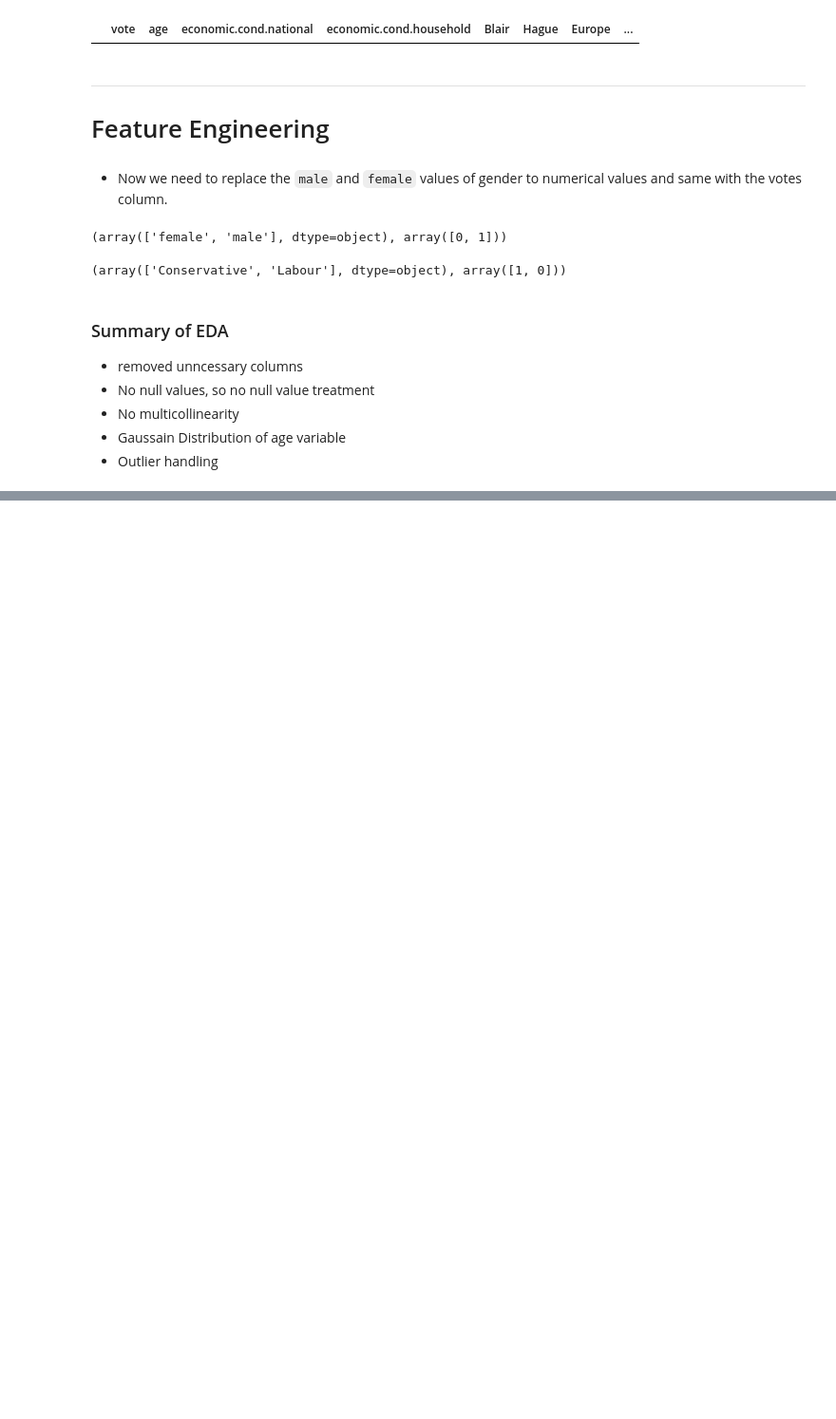
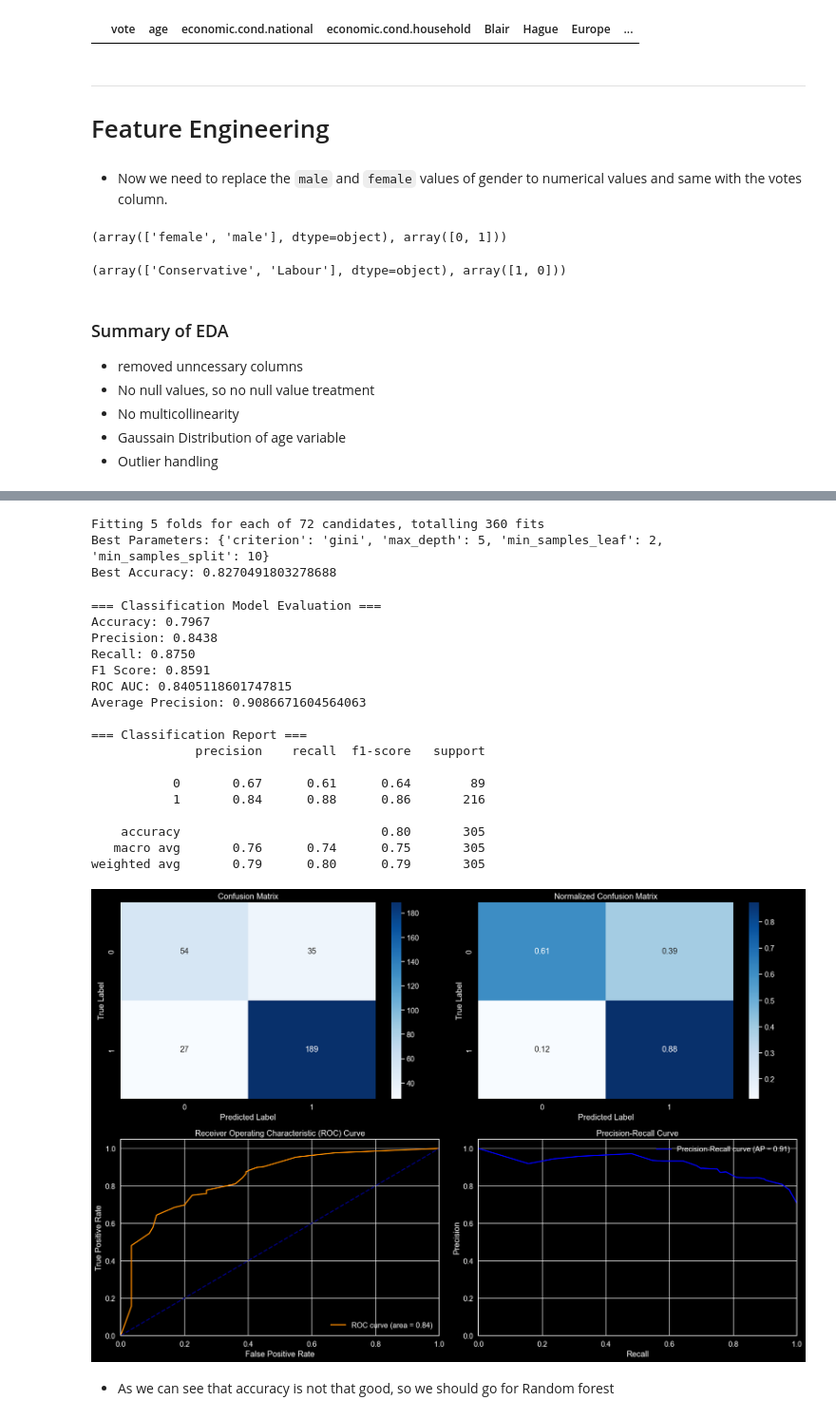
Before and after one commit to Shoyeb45/ElectionVotingPrediction, a Jupyter notebook: model.ipynb, the cells around one changed output, grey strips where cells are left out. Shown at 95% size. Saved outputs shown, nothing was run; the diff lists cells and outputs as text; code cells hidden in the pictures; blank space fills up the shorter version.

```diff
--- a/model.ipynb
+++ b/model.ipynb
@@ -926,0 +1234,52 @@ encoder_votes.classes_, df["vote"].unique()
+# %%
+from sklearn.model_selection import GridSearchCV
+
+# Define hyperparameter grid
+param_grid = {
+    'max_depth': [3, 5, 10, None],
+    'min_samples_split': [2, 5, 10],
+    'min_samples_leaf': [1, 2, 5],
+    'criterion': ['gini', 'entropy']
+}
+
+# Initialize Decision Tree Classifier
+dt = DecisionTreeClassifier(random_state=42)
+
+# Perform Grid Search
+grid_search = GridSearchCV(dt, param_grid, cv=5, scoring='accuracy', n_jobs=-1, verbose=1)
+grid_search.fit(x_train, y_train)
+
+# Print best parameters and best accuracy
+print("Best Parameters:", grid_search.best_params_)
+print("Best Accuracy:", grid_search.best_score_)
+
+# Train final model with best params
+model_dt = grid_search.best_estimator_
+# %% [output]
+Fitting 5 folds for each of 72 candidates, totalling 360 fits
+Best Parameters: {'criterion': 'gini', 'max_depth': 5, 'min_samples_leaf': 2, 'min_samples_split': 10}
+Best Accuracy: 0.8270491803278688
+# %%
+res = analyze_classification_model(model_dt, x_test, y_test)
+accuracy_scores_model["decision_tree_grid_search"] = res["accuracy"]
+# %% [output]
+=== Classification Model Evaluation ===
+Accuracy: 0.7967
+Precision: 0.8438
+Recall: 0.8750
+F1 Score: 0.8591
+ROC AUC: 0.8405118601747815
+Average Precision: 0.9086671604564063
+
+=== Classification Report ===
+              precision    recall  f1-score   support
+
+           0       0.67      0.61      0.64        89
+           1       0.84      0.88      0.86       216
+
+    accuracy                           0.80       305
+   macro avg       0.76      0.74      0.75       305
+weighted avg       0.79      0.80      0.79       305
+[figure, added]
+# %% [markdown]
+- As we can see that accuracy is not that good, so we should go for Random forest
```
Also changed, not shown: parts of 25 cells of this notebook.
